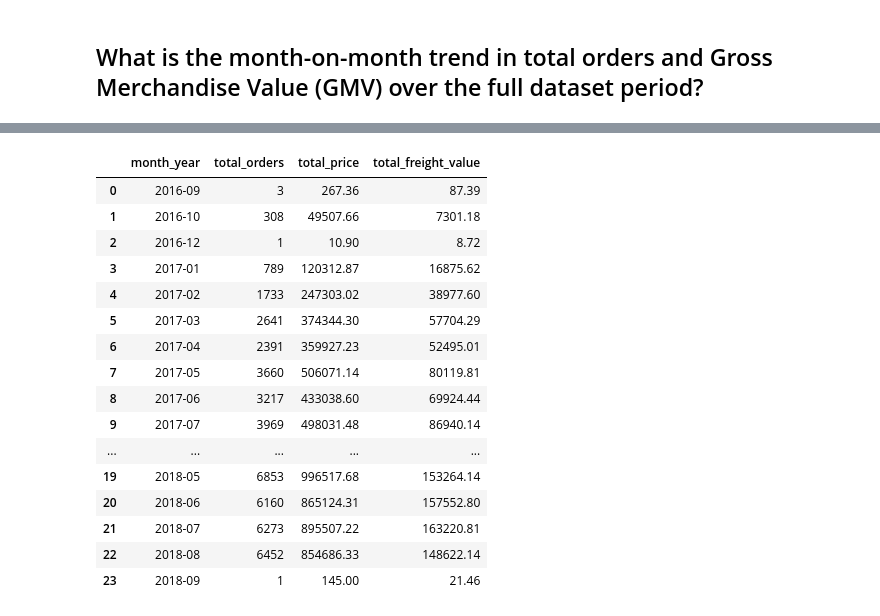
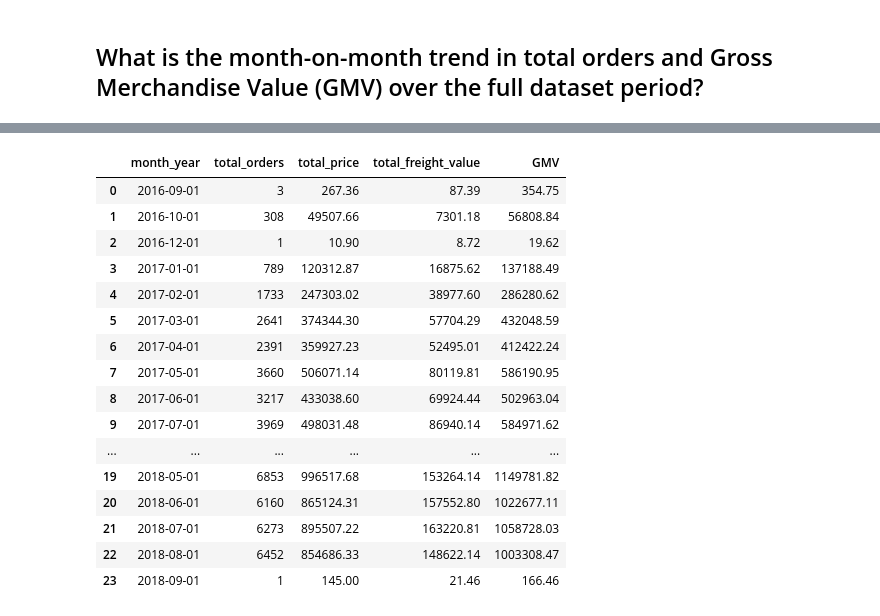
Before and after one commit to Petermchikho/Data-Portfolio, a Jupyter notebook: 01_olist_ecommerce_analytics/03_python_eda/3_Answering_Business_Questions/03_eda_orders_revenue.ipynb, the cells around one changed output, grey strips where cells are left out. Drawn from its saved outputs; the diff is of its cells as text; code cells hidden in the pictures.

```diff
--- a/01_olist_ecommerce_analytics/03_python_eda/3_Answering_Business_Questions/03_eda_orders_revenue.ipynb
+++ b/01_olist_ecommerce_analytics/03_python_eda/3_Answering_Business_Questions/03_eda_orders_revenue.ipynb
@@ -54,26 +56,36 @@ orders_order_items.head()
 | 3 | 949d5b44dbf5de918fe9c16f97b45f8a | f88197465ea7920adcdbec7375364d82 | delivered | 2017-11-18 19:28:06 | 2017-11-18 19:45:59 | 2017-11-22 13:39:59 | ... |
 | 4 | ad21c59c0840e6cb83a9ceb5573f8159 | 8ab97904e6daea8866dbdbc4fb7aad2c | delivered | 2018-02-13 21:18:39 | 2018-02-13 22:20:29 | 2018-02-14 19:46:34 | ... |
 # %%
-orders_order_items.groupby(['month_year']).agg({
+month_on_month_trend=orders_order_items.groupby(['month_year']).agg({
     'order_id':'nunique','price':'sum','freight_value':'sum'
     }).rename(columns={
         'order_id':'total_orders','price':'total_price','freight_value':'total_freight_value'
         }).reset_index()
+month_on_month_trend['GMV']=month_on_month_trend['total_price']+month_on_month_trend['total_freight_value']
+month_on_month_trend['month_year'] = pd.to_datetime(
+    month_on_month_trend['month_year'].astype(str),
+    format='%Y-%m'
+)
+
+
+month_on_month_trend = month_on_month_trend.sort_values('month_year')
+
+month_on_month_trend
 # %% [output]
-|  | month_year | total_orders | total_price | total_freight_value |
-| 0 | 2016-09 | 3 | 267.36 | 87.39 |
-| 1 | 2016-10 | 308 | 49507.66 | 7301.18 |
-| 2 | 2016-12 | 1 | 10.90 | 8.72 |
-| 3 | 2017-01 | 789 | 120312.87 | 16875.62 |
-| 4 | 2017-02 | 1733 | 247303.02 | 38977.60 |
-| 5 | 2017-03 | 2641 | 374344.30 | 57704.29 |
-| 6 | 2017-04 | 2391 | 359927.23 | 52495.01 |
-| 7 | 2017-05 | 3660 | 506071.14 | 80119.81 |
-| 8 | 2017-06 | 3217 | 433038.60 | 69924.44 |
-| 9 | 2017-07 | 3969 | 498031.48 | 86940.14 |
-| ... | ... | ... | ... | ... |
-| 19 | 2018-05 | 6853 | 996517.68 | 153264.14 |
-| 20 | 2018-06 | 6160 | 865124.31 | 157552.80 |
-| 21 | 2018-07 | 6273 | 895507.22 | 163220.81 |
-| 22 | 2018-08 | 6452 | 854686.33 | 148622.14 |
-| 23 | 2018-09 | 1 | 145.00 | 21.46 |
+|  | month_year | total_orders | total_price | total_freight_value | GMV |
+| 0 | 2016-09-01 | 3 | 267.36 | 87.39 | 354.75 |
+| 1 | 2016-10-01 | 308 | 49507.66 | 7301.18 | 56808.84 |
+| 2 | 2016-12-01 | 1 | 10.90 | 8.72 | 19.62 |
+| 3 | 2017-01-01 | 789 | 120312.87 | 16875.62 | 137188.49 |
+| 4 | 2017-02-01 | 1733 | 247303.02 | 38977.60 | 286280.62 |
+| 5 | 2017-03-01 | 2641 | 374344.30 | 57704.29 | 432048.59 |
+| 6 | 2017-04-01 | 2391 | 359927.23 | 52495.01 | 412422.24 |
+| 7 | 2017-05-01 | 3660 | 506071.14 | 80119.81 | 586190.95 |
+| 8 | 2017-06-01 | 3217 | 433038.60 | 69924.44 | 502963.04 |
+| 9 | 2017-07-01 | 3969 | 498031.48 | 86940.14 | 584971.62 |
+| ... | ... | ... | ... | ... | ... |
+| 19 | 2018-05-01 | 6853 | 996517.68 | 153264.14 | 1149781.82 |
+| 20 | 2018-06-01 | 6160 | 865124.31 | 157552.80 | 1022677.11 |
+| 21 | 2018-07-01 | 6273 | 895507.22 | 163220.81 | 1058728.03 |
+| 22 | 2018-08-01 | 6452 | 854686.33 | 148622.14 | 1003308.47 |
+| 23 | 2018-09-01 | 1 | 145.00 | 21.46 | 166.46 |
```
Also changed, not shown: parts of 8 cells of this notebook, 3 other files.
